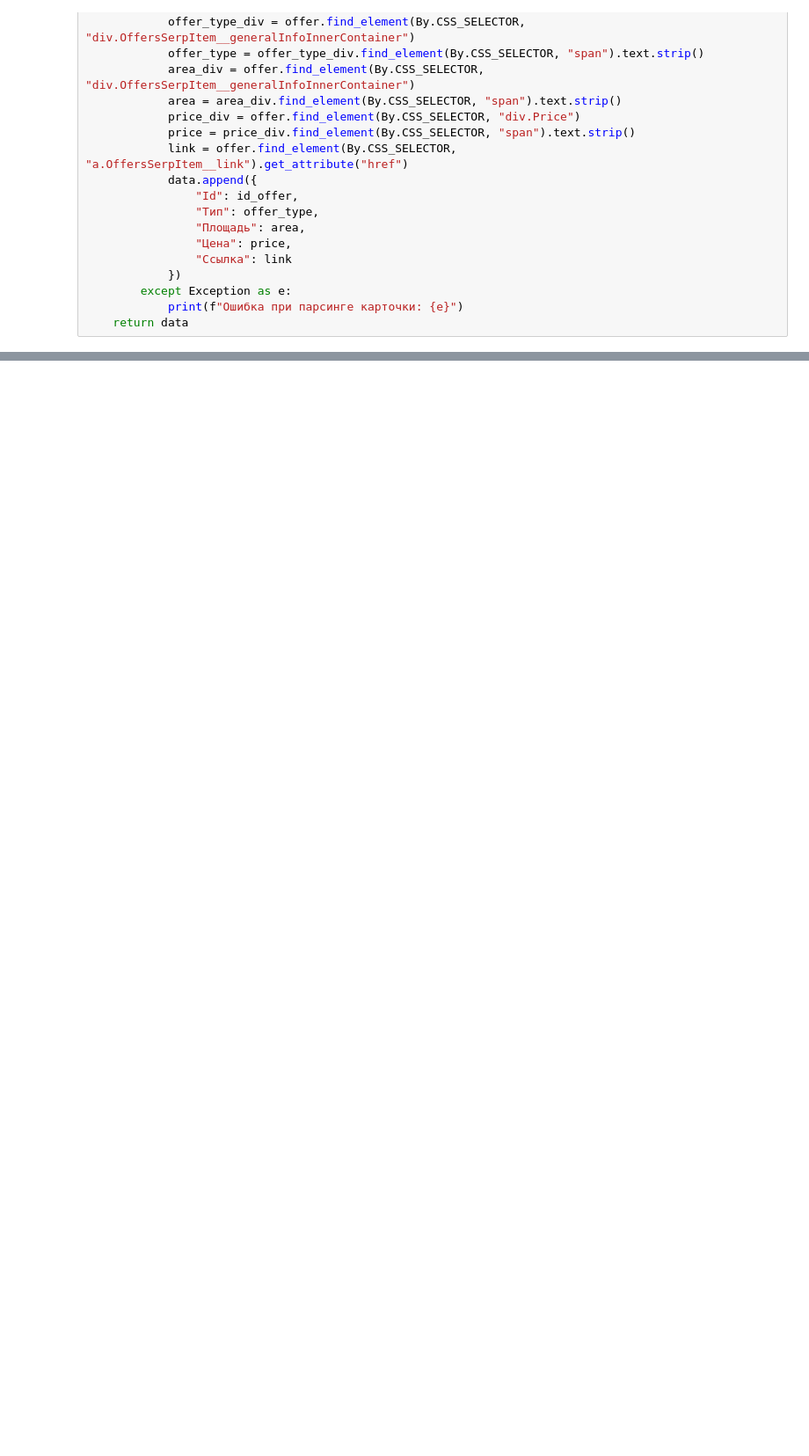
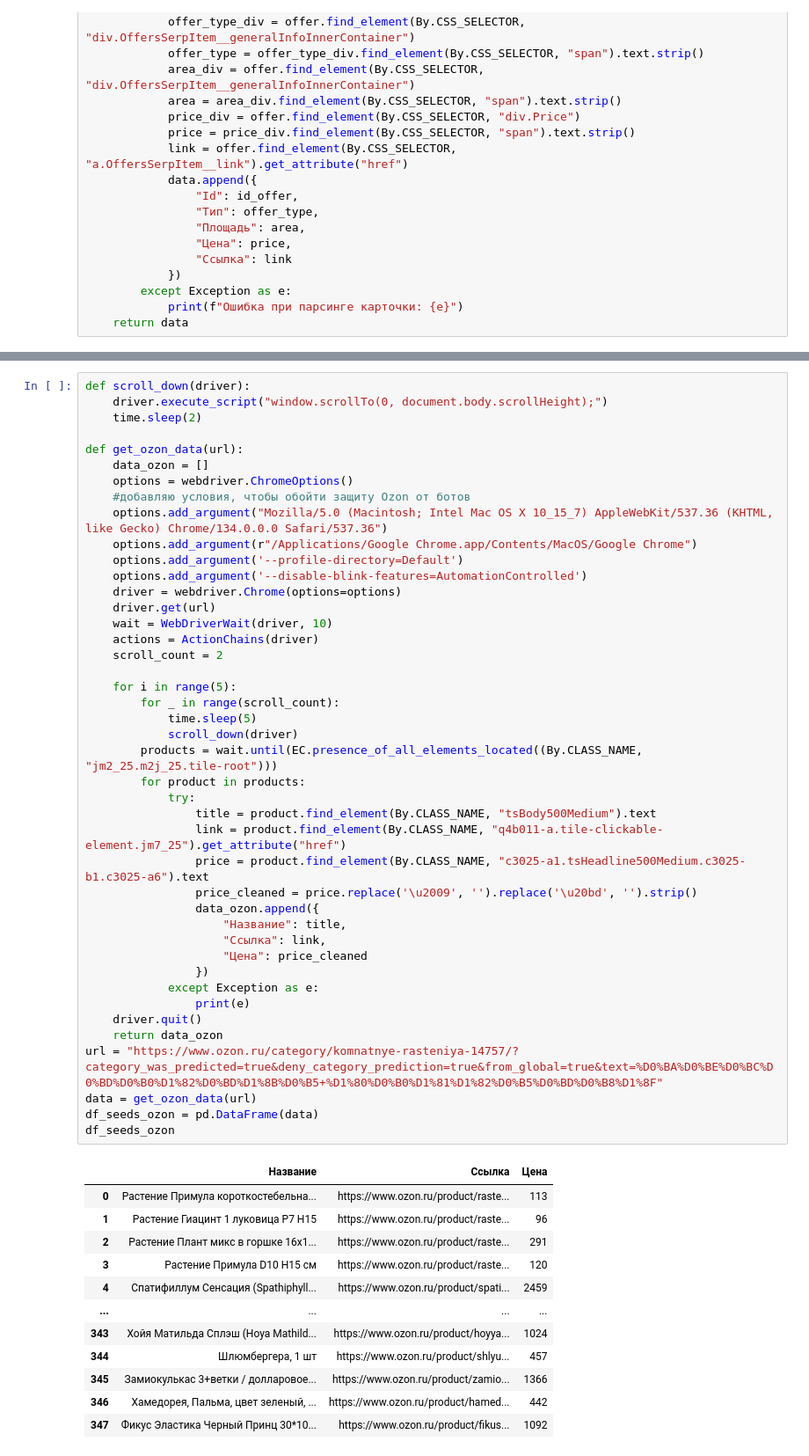
Before and after one commit to StepM4/project_hse, a Jupyter notebook: business_model.ipynb, the cells around one changed output, grey strips where cells are left out. Shown at 88% size. Saved outputs shown, nothing was run; the diff lists cells and outputs as text; blank space fills up the shorter version.

```diff
--- a/business_model.ipynb
+++ b/business_model.ipynb
@@ -247,0 +249,56 @@ for word, count in sorted_word_count:
+# %%
+def scroll_down(driver):
+    driver.execute_script("window.scrollTo(0, document.body.scrollHeight);")
+    time.sleep(2)
+
+def get_ozon_data(url):
+    data_ozon = []
+    options = webdriver.ChromeOptions()
+    #добавляю условия, чтобы обойти защиту Ozon от ботов
+    options.add_argument("Mozilla/5.0 (Macintosh; Intel Mac OS X 10_15_7) AppleWebKit/537.36 (KHTML, like Gecko) Chrome/134.0.0.0 Safari/537.36")
+    options.add_argument(r"/Applications/Google Chrome.app/Contents/MacOS/Google Chrome")
+    options.add_argument('--profile-directory=Default')
+    options.add_argument('--disable-blink-features=AutomationControlled')
+    driver = webdriver.Chrome(options=options)
+    driver.get(url)
+    wait = WebDriverWait(driver, 10)
+    actions = ActionChains(driver)
+    scroll_count = 2
+
+    for i in range(5):
+        for _ in range(scroll_count):
+            time.sleep(5)
+            scroll_down(driver)
+        products = wait.until(EC.presence_of_all_elements_located((By.CLASS_NAME, "jm2_25.m2j_25.tile-root")))
+        for product in products:
+            try:
+                title = product.find_element(By.CLASS_NAME, "tsBody500Medium").text
+                link = product.find_element(By.CLASS_NAME, "q4b011-a.tile-clickable-element.jm7_25").get_attribute("href")
+                price = product.find_element(By.CLASS_NAME, "c3025-a1.tsHeadline500Medium.c3025-b1.c3025-a6").text
+                price_cleaned = price.replace('\u2009', '').replace('\u20bd', '').strip()
+                data_ozon.append({
+                    "Название": title,
+                    "Ссылка": link,
+                    "Цена": price_cleaned
+                })
+            except Exception as e:
+                print(e)
+    driver.quit()
+    return data_ozon
+url = "https://www.ozon.ru/category/komnatnye-rasteniya-14757/?category_was_predicted=true&deny_category_prediction=true&from_global=true&text=%D0%BA%D0%BE%D0%BC%D0%BD%D0%B0%D1%82%D0%BD%D1%8B%D0%B5+%D1%80%D0%B0%D1%81%D1%82%D0%B5%D0%BD%D0%B8%D1%8F"
+data = get_ozon_data(url)
+df_seeds_ozon = pd.DataFrame(data)
+df_seeds_ozon
+# %% [output]
+|  | Название | Ссылка | Цена |
+| 0 | Растение Примула короткостебельна... | https://www.ozon.ru/product/raste... | 113 |
+| 1 | Растение Гиацинт 1 луковица P7 H15 | https://www.ozon.ru/product/raste... | 96 |
+| 2 | Растение Плант микс в горшке 16х1... | https://www.ozon.ru/product/raste... | 291 |
+| 3 | Растение Примула D10 Н15 см | https://www.ozon.ru/product/raste... | 120 |
+| 4 | Спатифиллум Сенсация (Spathiphyll... | https://www.ozon.ru/product/spati... | 2459 |
+| ... | ... | ... | ... |
+| 343 | Хойя Матильда Сплэш (Hoya Mathild... | https://www.ozon.ru/product/hoyya... | 1024 |
+| 344 | Шлюмбергера, 1 шт | https://www.ozon.ru/product/shlyu... | 457 |
+| 345 | Замиокулькас 3+ветки / долларовое... | https://www.ozon.ru/product/zamio... | 1366 |
+| 346 | Хамедорея, Пальма, цвет зеленый, ... | https://www.ozon.ru/product/hamed... | 442 |
+| 347 | Фикус Эластика Черный Принц 30*10... | https://www.ozon.ru/product/fikus... | 1092 |
```
Also changed, not shown: parts of 24 cells of this notebook.
